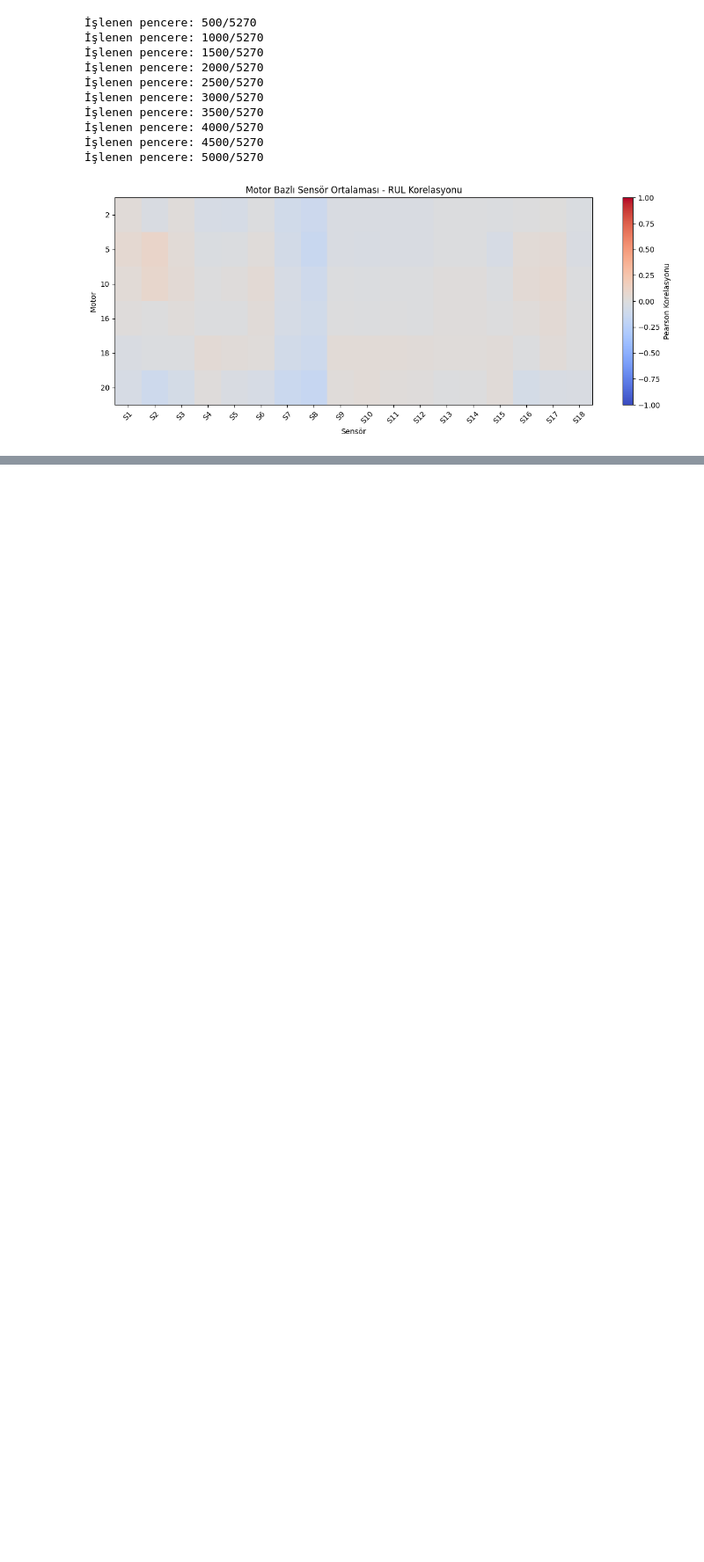
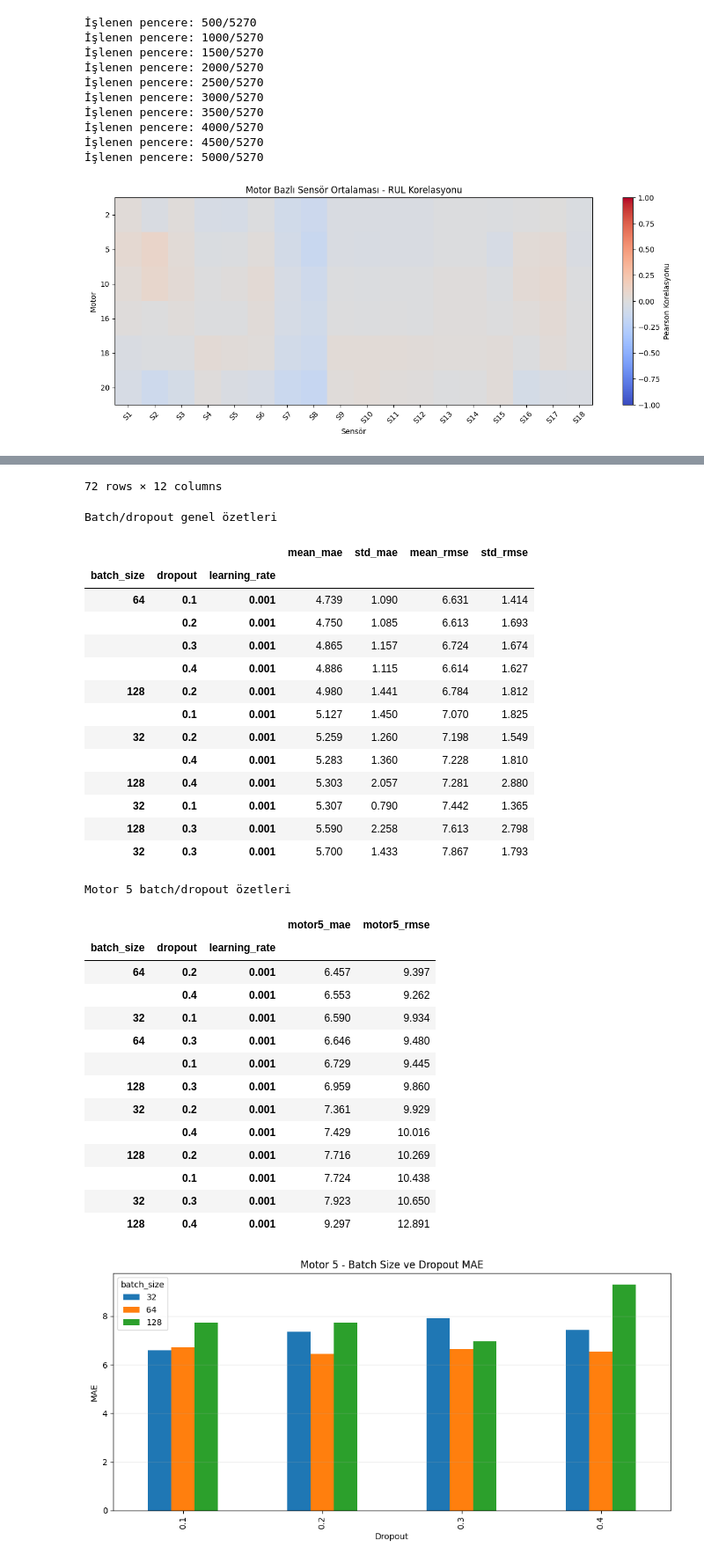
Before and after one commit to ilkinsoydas/End-to-End-PdM-Pipeline, a Jupyter notebook: n_cmapss/models/LTSM/LSTM_Experiments.ipynb, the cells around one changed output, grey strips where cells are left out. Shown at 88% size. Drawn from its saved outputs; the diff is of its cells as text; code cells hidden in the pictures; blank space fills up the shorter version.

Commit message:
Add final LSTM diagnostics and Excel experiment results

```diff
--- a/n_cmapss/models/LTSM/LSTM_Experiments.ipynb
+++ b/n_cmapss/models/LTSM/LSTM_Experiments.ipynb
@@ -601,3 +614,48 @@ plt.show()
 İşlenen pencere: 4500/5270
 İşlenen pencere: 5000/5270
 [figure]
+# %%
+import pandas as pd
+import matplotlib.pyplot as plt
+
+# Kayıtlı eğitim sonucu; model tekrar eğitilmez.
+output_csv = PROJECT_ROOT / "processed" / "experiments" / "vanilla_batch_dropout_results.csv"
+batch_dropout_df = pd.read_csv(output_csv)
+
+overall_summary = batch_dropout_df.groupby(
+    ["batch_size", "dropout", "learning_rate"]
+).agg(
+    mean_mae=("val_mae", "mean"),
+    std_mae=("val_mae", "std"),
+    mean_rmse=("val_rmse", "mean"),
+    std_rmse=("val_rmse", "std"),
+).sort_values(["mean_mae", "std_mae"])
+
+motor5_summary = batch_dropout_df[
+    batch_dropout_df["validation_motor"] == 5
+].groupby(["batch_size", "dropout", "learning_rate"]).agg(
+    motor5_mae=("val_mae", "mean"),
+    motor5_rmse=("val_rmse", "mean"),
+).sort_values("motor5_mae")
+
+print("Batch/dropout sonuçları")
+display(batch_dropout_df)
+
+print("Batch/dropout genel özetleri")
+display(overall_summary.round(3))
+
+print("Motor 5 batch/dropout özetleri")
+display(motor5_summary.round(3))
+
+motor5_table = batch_dropout_df[
+    batch_dropout_df["validation_motor"] == 5
+].pivot(index="dropout", columns="batch_size", values="val_mae")
+
+ax = motor5_table.plot(kind="bar", figsize=(10, 5))
+ax.set_title("Motor 5 - Batch Size ve Dropout MAE")
+ax.set_xlabel("Dropout")
+ax.set_ylabel("MAE")
+ax.grid(axis="y", alpha=0.3)
+plt.tight_layout()
+plt.show()
+# %% [output]
@@ -603,0 +675,32 @@ plt.show()
+72 rows × 12 columns
+Batch/dropout genel özetleri
+|  |  |  | mean_mae | std_mae | mean_rmse | std_rmse |
+| batch_size | dropout | learning_rate |  |  |  |  |
+| 64 | 0.1 | 0.001 | 4.739 | 1.090 | 6.631 | 1.414 |
+|  | 0.2 | 0.001 | 4.750 | 1.085 | 6.613 | 1.693 |
+|  | 0.3 | 0.001 | 4.865 | 1.157 | 6.724 | 1.674 |
+|  | 0.4 | 0.001 | 4.886 | 1.115 | 6.614 | 1.627 |
+| 128 | 0.2 | 0.001 | 4.980 | 1.441 | 6.784 | 1.812 |
+|  | 0.1 | 0.001 | 5.127 | 1.450 | 7.070 | 1.825 |
+| 32 | 0.2 | 0.001 | 5.259 | 1.260 | 7.198 | 1.549 |
+|  | 0.4 | 0.001 | 5.283 | 1.360 | 7.228 | 1.810 |
+| 128 | 0.4 | 0.001 | 5.303 | 2.057 | 7.281 | 2.880 |
+| 32 | 0.1 | 0.001 | 5.307 | 0.790 | 7.442 | 1.365 |
+| 128 | 0.3 | 0.001 | 5.590 | 2.258 | 7.613 | 2.798 |
+| 32 | 0.3 | 0.001 | 5.700 | 1.433 | 7.867 | 1.793 |
+Motor 5 batch/dropout özetleri
+|  |  |  | motor5_mae | motor5_rmse |
+| batch_size | dropout | learning_rate |  |  |
+| 64 | 0.2 | 0.001 | 6.457 | 9.397 |
+|  | 0.4 | 0.001 | 6.553 | 9.262 |
+| 32 | 0.1 | 0.001 | 6.590 | 9.934 |
+| 64 | 0.3 | 0.001 | 6.646 | 9.480 |
+|  | 0.1 | 0.001 | 6.729 | 9.445 |
+| 128 | 0.3 | 0.001 | 6.959 | 9.860 |
+| 32 | 0.2 | 0.001 | 7.361 | 9.929 |
+|  | 0.4 | 0.001 | 7.429 | 10.016 |
+| 128 | 0.2 | 0.001 | 7.716 | 10.269 |
+|  | 0.1 | 0.001 | 7.724 | 10.438 |
+| 32 | 0.3 | 0.001 | 7.923 | 10.650 |
+| 128 | 0.4 | 0.001 | 9.297 | 12.891 |
+[figure, added]
```
Also changed, not shown: parts of 4 cells of this notebook, 14 other files.
